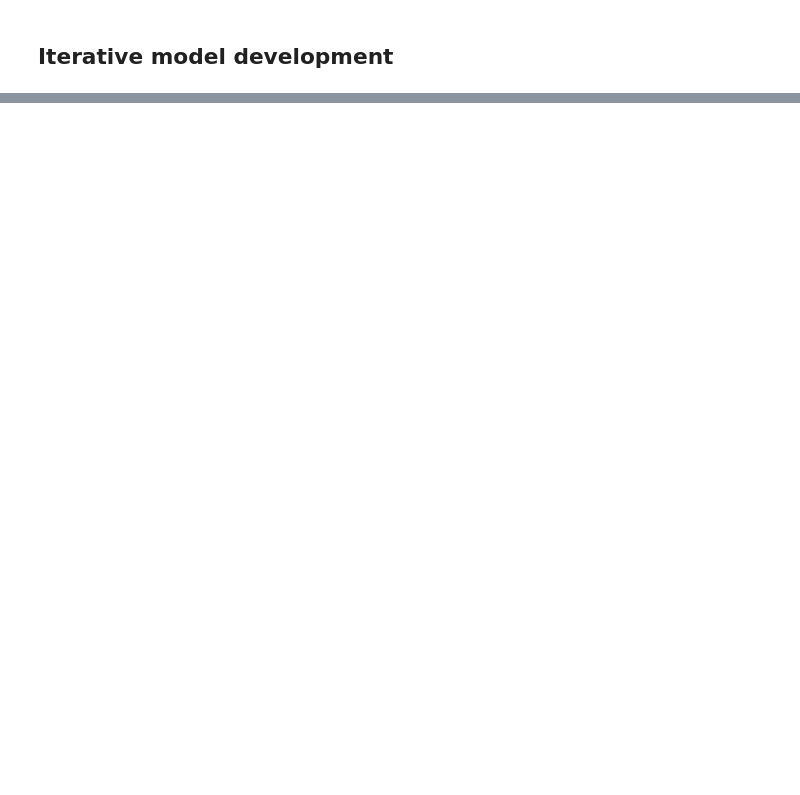
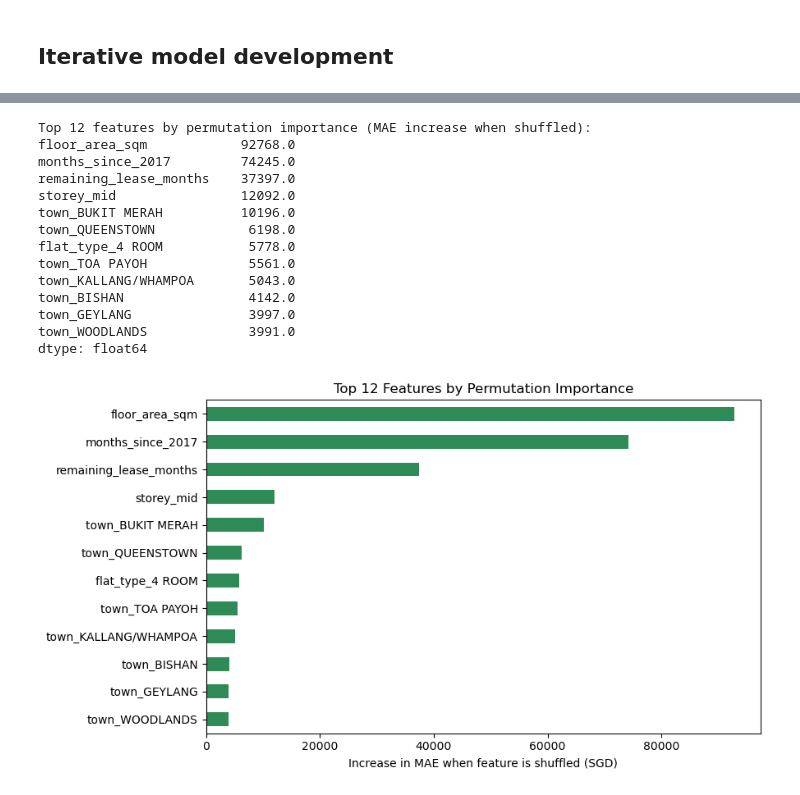
Before and after one commit to Timyi06/TimyiMLDPProject, a Jupyter notebook: MLDP Program Codes Submission Template.ipynb, the cells around one changed output, grey strips where cells are left out. Cells and saved outputs as stored; diff of their text form; code cells hidden in the pictures; blank space fills up the shorter version.

```diff
--- a/MLDP Program Codes Submission Template.ipynb
+++ b/MLDP Program Codes Submission Template.ipynb
@@ -539,0 +637,35 @@ I picked HistGradientBoostingRegressor over the alternative models for several c
+# %%
+
+from sklearn.inspection import permutation_importance
+
+sample_idx = np.random.RandomState(42).choice(len(X_test_v2), 5000, replace=False)
+perm = permutation_importance(
+    hgb_v2, X_test_v2.iloc[sample_idx], y_test_v2.iloc[sample_idx],
+    n_repeats=3, random_state=42, scoring="neg_mean_absolute_error", n_jobs=-1)
+
+imp = pd.Series(perm.importances_mean, index=X_test_v2.columns).sort_values(ascending=False)
+print("Top 12 features by permutation importance (MAE increase when shuffled):")
+print(imp.head(12).round(0))
+
+plt.figure(figsize=(9, 5))
+imp.head(12).sort_values().plot(kind="barh", color="seagreen")
+plt.title("Top 12 Features by Permutation Importance")
+plt.xlabel("Increase in MAE when feature is shuffled (SGD)")
+plt.tight_layout()
+plt.show()
+# %% [output]
+Top 12 features by permutation importance (MAE increase when shuffled):
+floor_area_sqm            92768.0
+months_since_2017         74245.0
+remaining_lease_months    37397.0
+storey_mid                12092.0
+town_BUKIT MERAH          10196.0
+town_QUEENSTOWN            6198.0
+flat_type_4 ROOM           5778.0
+town_TOA PAYOH             5561.0
+town_KALLANG/WHAMPOA       5043.0
+town_BISHAN                4142.0
+town_GEYLANG               3997.0
+town_WOODLANDS             3991.0
+dtype: float64
+[figure, added]
```
Also changed, not shown: parts of 12 cells of this notebook, 4 other files.
